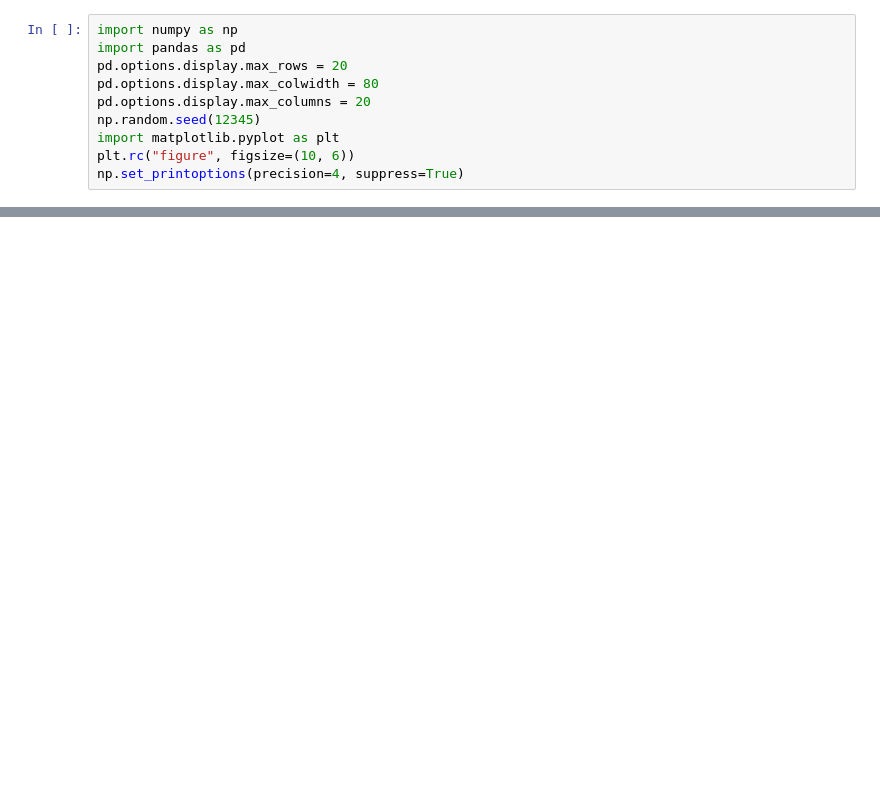
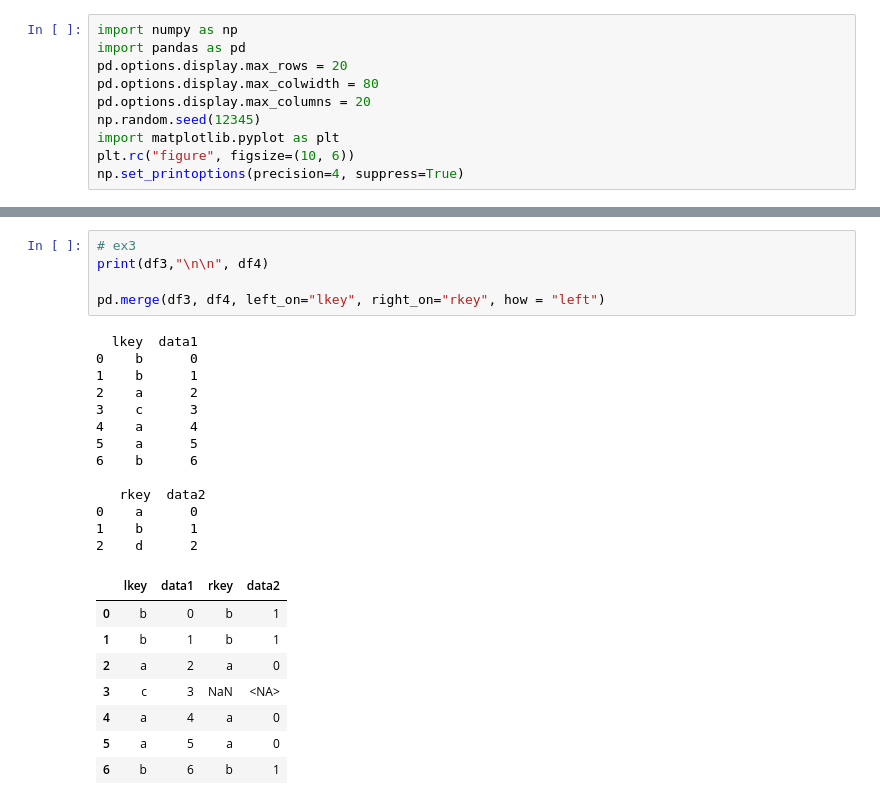
Before and after one commit to KXEN1/python_basic, a Jupyter notebook: ch08_update_class.ipynb, the cells around one changed output, grey strips where cells are left out. Saved outputs shown, nothing was run; the diff lists cells and outputs as text; blank space fills up the shorter version.

```diff
--- a/ch08_update_class.ipynb
+++ b/ch08_update_class.ipynb
@@ -128,0 +326,27 @@ pd.merge(df3, df4, left_on="lkey", right_on="rkey", how="outer")
+# %%
+# ex3
+print(df3,"\n\n", df4)
+
+pd.merge(df3, df4, left_on="lkey", right_on="rkey", how = "left")
+# %% [output]
+  lkey  data1
+0    b      0
+1    b      1
+2    a      2
+3    c      3
+4    a      4
+5    a      5
+6    b      6
+
+   rkey  data2
+0    a      0
+1    b      1
+2    d      2
+|  | lkey | data1 | rkey | data2 |
+| 0 | b | 0 | b | 1 |
+| 1 | b | 1 | b | 1 |
+| 2 | a | 2 | a | 0 |
+| 3 | c | 3 | NaN | <NA> |
+| 4 | a | 4 | a | 0 |
+| 5 | a | 5 | a | 0 |
+| 6 | b | 6 | b | 1 |
```
Also changed, not shown: parts of 87 cells of this notebook, 1 other file.
